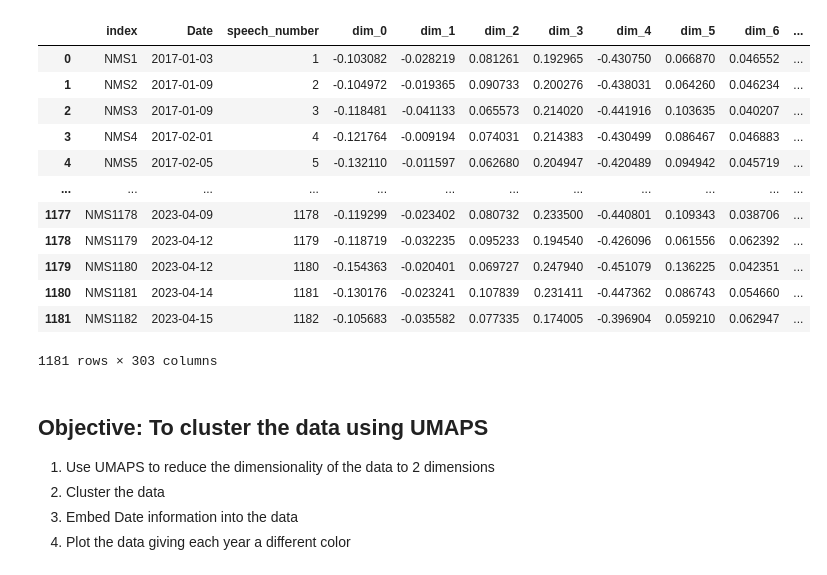
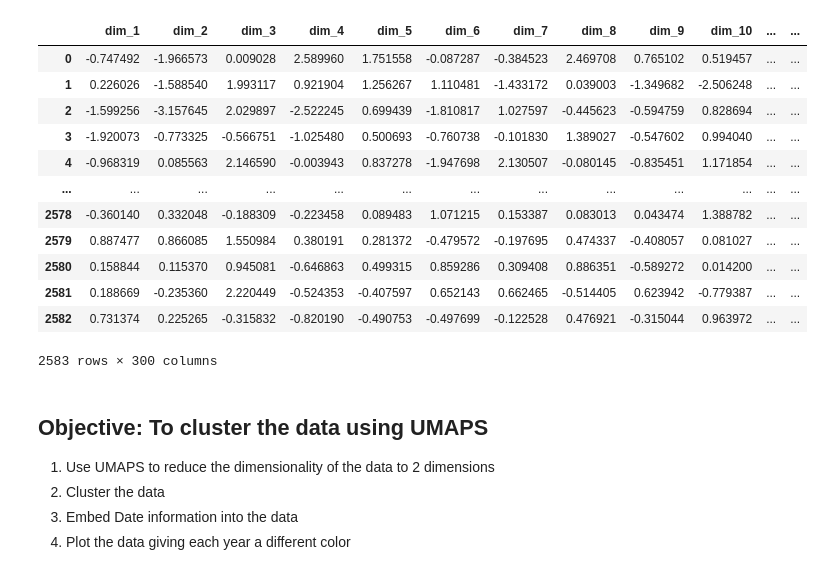
Before and after one commit to ohhlalit/CP, a Jupyter notebook: MS+NM/clustering.ipynb, the cells around one changed output. Drawn from its saved outputs; the diff is of its cells as text; code cells hidden in the pictures.

```diff
--- a/MS+NM/clustering.ipynb
+++ b/MS+NM/clustering.ipynb
@@ -5,22 +5,22 @@ import numpy as np
 import pickle
 # %%
 # Load dataset
-df = pickle.load(open("D:/Python project/CP/Narendra Modi/final_speech_modi_vector.pickle", 'rb'))
+df = pickle.load(open("meta_docvectors.pickle", 'rb'))
 df
 # %% [output]
-|  | index | Date | speech_number | dim_0 | dim_1 | dim_2 | dim_3 | dim_4 | dim_5 | dim_6 | ... |
-| 0 | NMS1 | 2017-01-03 | 1 | -0.103082 | -0.028219 | 0.081261 | 0.192965 | -0.430750 | 0.066870 | 0.046552 | ... |
-| 1 | NMS2 | 2017-01-09 | 2 | -0.104972 | -0.019365 | 0.090733 | 0.200276 | -0.438031 | 0.064260 | 0.046234 | ... |
-| 2 | NMS3 | 2017-01-09 | 3 | -0.118481 | -0.041133 | 0.065573 | 0.214020 | -0.441916 | 0.103635 | 0.040207 | ... |
-| 3 | NMS4 | 2017-02-01 | 4 | -0.121764 | -0.009194 | 0.074031 | 0.214383 | -0.430499 | 0.086467 | 0.046883 | ... |
-| 4 | NMS5 | 2017-02-05 | 5 | -0.132110 | -0.011597 | 0.062680 | 0.204947 | -0.420489 | 0.094942 | 0.045719 | ... |
-| ... | ... | ... | ... | ... | ... | ... | ... | ... | ... | ... | ... |
-| 1177 | NMS1178 | 2023-04-09 | 1178 | -0.119299 | -0.023402 | 0.080732 | 0.233500 | -0.440801 | 0.109343 | 0.038706 | ... |
-| 1178 | NMS1179 | 2023-04-12 | 1179 | -0.118719 | -0.032235 | 0.095233 | 0.194540 | -0.426096 | 0.061556 | 0.062392 | ... |
-| 1179 | NMS1180 | 2023-04-12 | 1180 | -0.154363 | -0.020401 | 0.069727 | 0.247940 | -0.451079 | 0.136225 | 0.042351 | ... |
-| 1180 | NMS1181 | 2023-04-14 | 1181 | -0.130176 | -0.023241 | 0.107839 | 0.231411 | -0.447362 | 0.086743 | 0.054660 | ... |
-| 1181 | NMS1182 | 2023-04-15 | 1182 | -0.105683 | -0.035582 | 0.077335 | 0.174005 | -0.396904 | 0.059210 | 0.062947 | ... |
+|  | dim_1 | dim_2 | dim_3 | dim_4 | dim_5 | dim_6 | dim_7 | dim_8 | dim_9 | dim_10 | ... | ... |
+| 0 | -0.747492 | -1.966573 | 0.009028 | 2.589960 | 1.751558 | -0.087287 | -0.384523 | 2.469708 | 0.765102 | 0.519457 | ... | ... |
+| 1 | 0.226026 | -1.588540 | 1.993117 | 0.921904 | 1.256267 | 1.110481 | -1.433172 | 0.039003 | -1.349682 | -2.506248 | ... | ... |
+| 2 | -1.599256 | -3.157645 | 2.029897 | -2.522245 | 0.699439 | -1.810817 | 1.027597 | -0.445623 | -0.594759 | 0.828694 | ... | ... |
+| 3 | -1.920073 | -0.773325 | -0.566751 | -1.025480 | 0.500693 | -0.760738 | -0.101830 | 1.389027 | -0.547602 | 0.994040 | ... | ... |
+| 4 | -0.968319 | 0.085563 | 2.146590 | -0.003943 | 0.837278 | -1.947698 | 2.130507 | -0.080145 | -0.835451 | 1.171854 | ... | ... |
+| ... | ... | ... | ... | ... | ... | ... | ... | ... | ... | ... | ... | ... |
+| 2578 | -0.360140 | 0.332048 | -0.188309 | -0.223458 | 0.089483 | 1.071215 | 0.153387 | 0.083013 | 0.043474 | 1.388782 | ... | ... |
+| 2579 | 0.887477 | 0.866085 | 1.550984 | 0.380191 | 0.281372 | -0.479572 | -0.197695 | 0.474337 | -0.408057 | 0.081027 | ... | ... |
+| 2580 | 0.158844 | 0.115370 | 0.945081 | -0.646863 | 0.499315 | 0.859286 | 0.309408 | 0.886351 | -0.589272 | 0.014200 | ... | ... |
+| 2581 | 0.188669 | -0.235360 | 2.220449 | -0.524353 | -0.407597 | 0.652143 | 0.662465 | -0.514405 | 0.623942 | -0.779387 | ... | ... |
+| 2582 | 0.731374 | 0.225265 | -0.315832 | -0.820190 | -0.490753 | -0.497699 | -0.122528 | 0.476921 | -0.315044 | 0.963972 | ... | ... |
-1181 rows × 303 columns
+2583 rows × 300 columns
 # %% [markdown]
 ## Objective: To cluster the data using UMAPS
 1. Use UMAPS to reduce the dimensionality of the data to 2 dimensions
```
Also changed, not shown: parts of 4 cells of this notebook, 1 other file.
